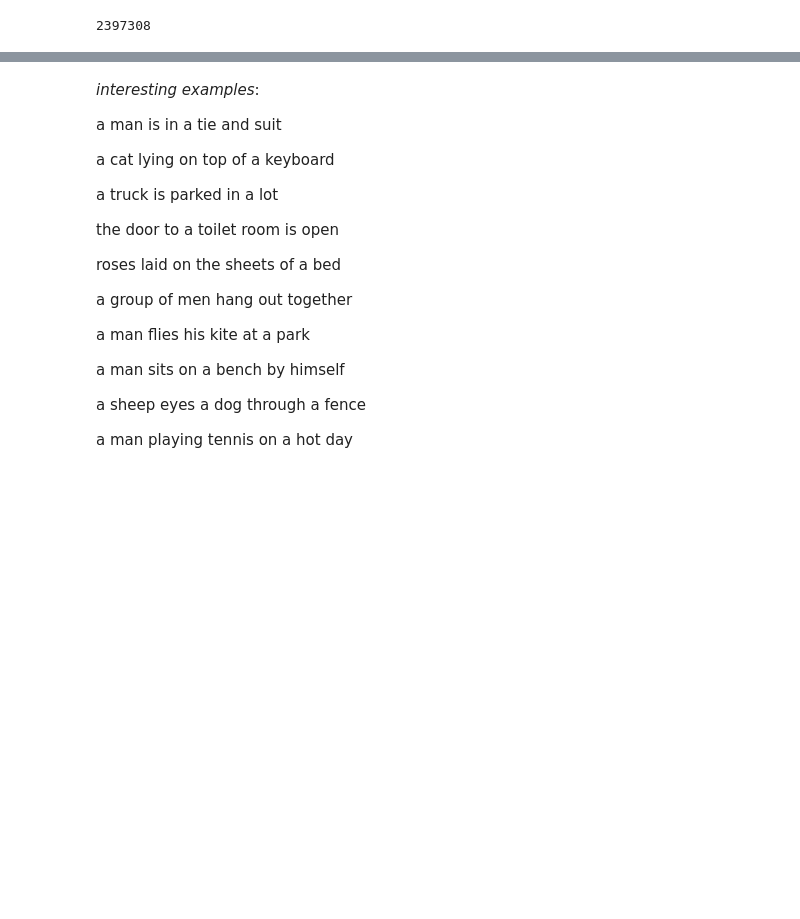
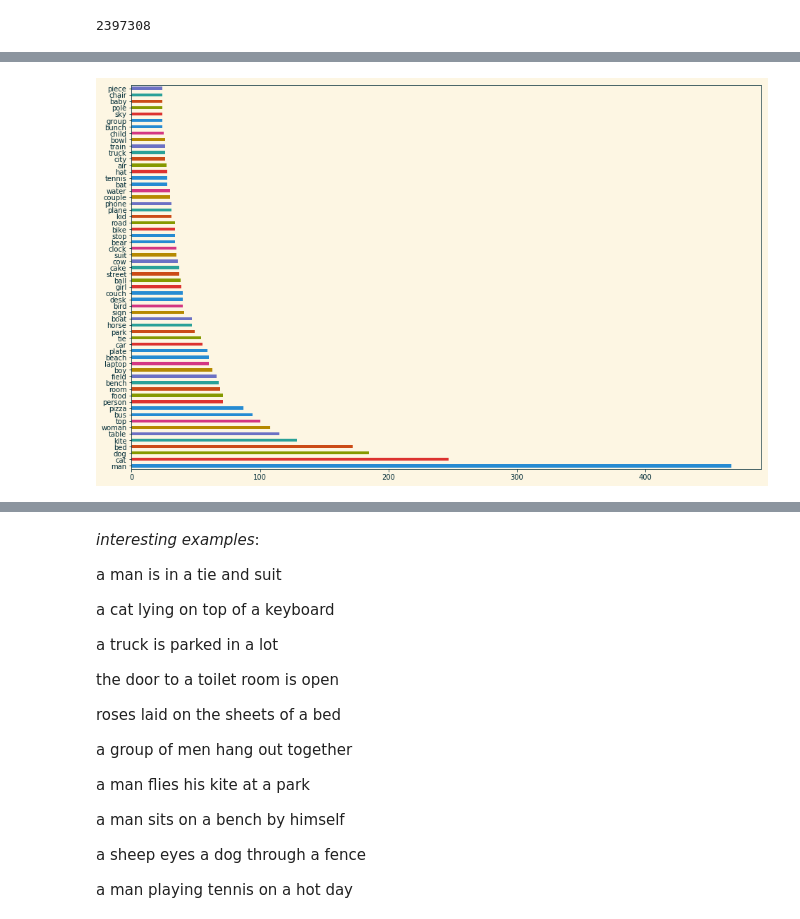
Before and after one commit to drschwenk/pictionary, a Jupyter notebook: eda.ipynb, the cells around one changed output, grey strips where cells are left out. Saved outputs shown, nothing was run; the diff lists cells and outputs as text; code cells hidden in the pictures; blank space fills up the shorter version.

```diff
--- a/eda.ipynb
+++ b/eda.ipynb
@@ -334,3 +359,7 @@ common = wcounts.most_common(40)
+# %%
+_ = most_common_nouns.plot(kind='barh')
+# %% [output]
+[figure, added]
 # %%
 free_words_less = ['a',
  'is',
```
Also changed, not shown: parts of 85 cells of this notebook, 1 other file.
